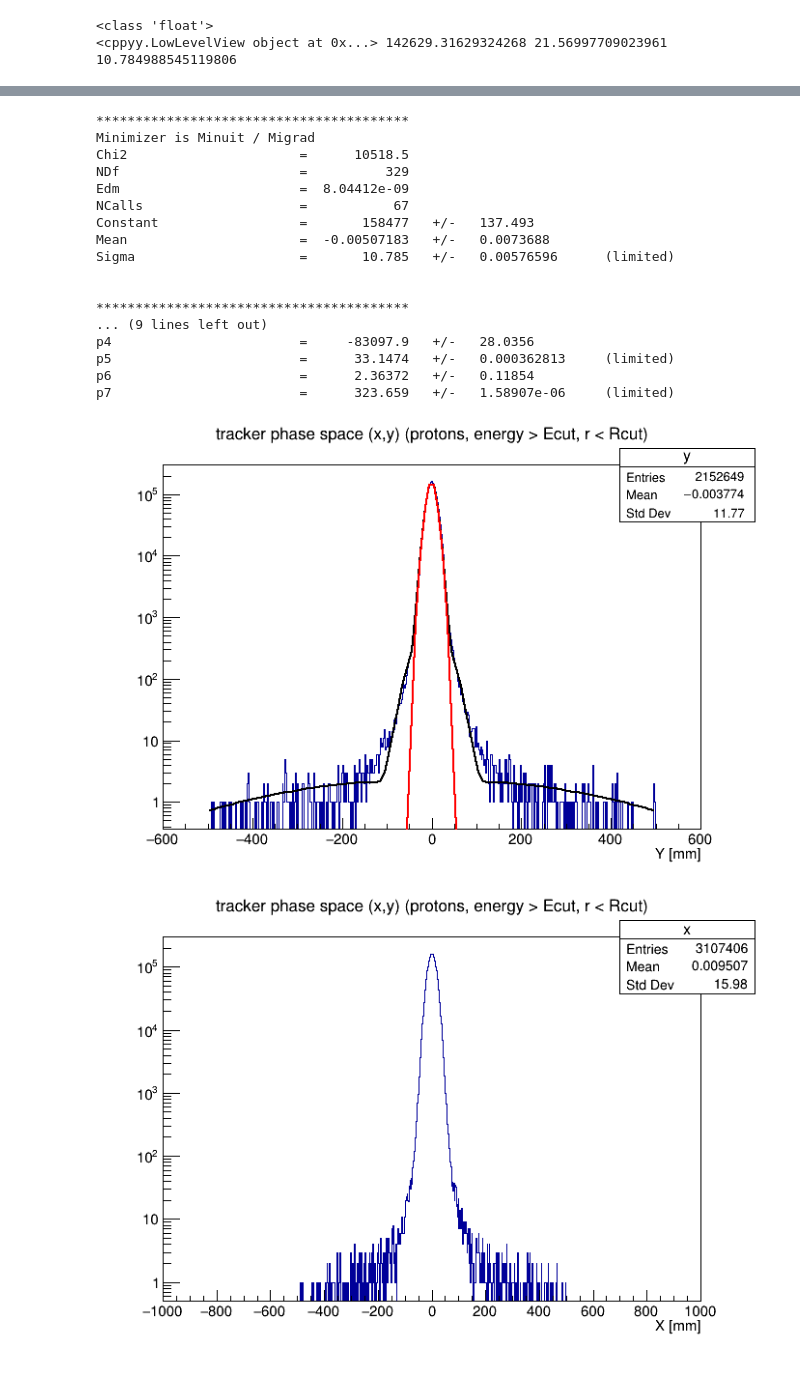
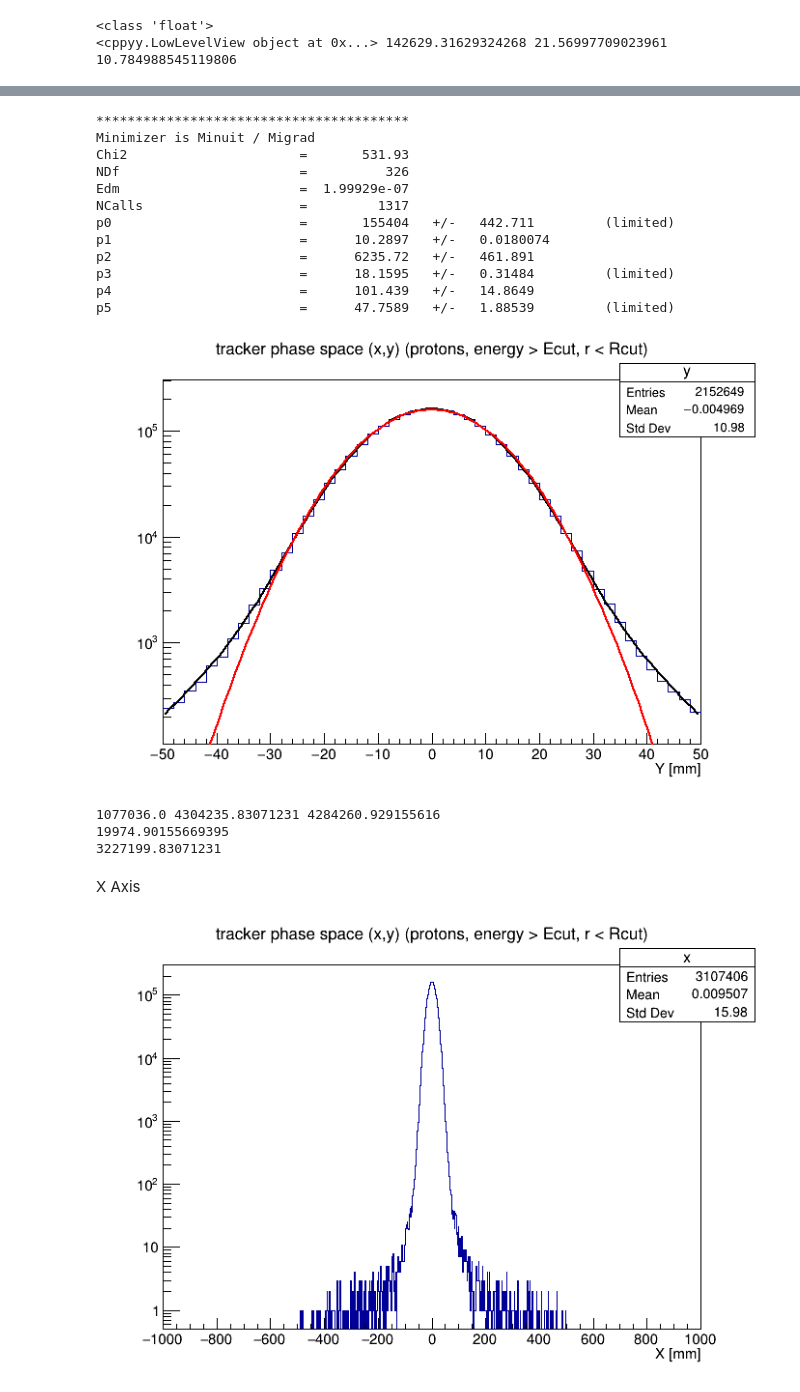
Before and after one commit to efacks68/MiniScatter, a Jupyter notebook: examples/PBWSimProjection.ipynb, the cells around one changed output, grey strips where cells are left out. Cells and saved outputs as stored; diff of their text form; code cells hidden in the pictures.

```diff
--- a/examples/PBWSimProjection.ipynb
+++ b/examples/PBWSimProjection.ipynb
@@ -50,12 +50,7 @@ def converter(hIn):
     return (hOut,xax,yax)
 # %%
 
-Ibetax = 1006.80 #[m] original:1000m
-Ialphx = -60.44 #original: -50
-Inemtx = 0.11315 #[mm-mrad]
-Ibetay = 129.72 #[m] original: 200m
-Ialphy = -7.72 #original: -7
-Inemty = 0.12155 #[mm-mrad]
+Twiss = [0.11315,1006.80,-60.44,0.12155,129.72,-7.72]
 thick = 0
 energy=570
 Engcut = 95.0
@@ -71,7 +66,15 @@ csvPWD = "/scratch2/ericdf/PBWScatter/CSVs/" #put all CSVs in Scratch to save my
 beamFile = csvPWD + file
 if not os.path.isfile(beamFile+".csv"):
     raise Exception("CSV not found!")
-physList ="QGSP_BERT_EMZ"
+physList ="QGSP_BERT_EMZ" # "QGSP_BERT_EMZ" or "FTFP_BERT_EMZ"
+options  = {'noText':False, 'noBox':False, 'wide':True, 'physList':physList, 'dependence':"Twiss",
+                            'xlim':450, 'ylim':500, 'maxim':0, 'saveHist':False,
+                            'PBIP':False, 'beamClass':"ESS", 'Nb':10, 'failure':0,
+                            'magFails':2, 'saveRaster':False }
+envXAngle = 0
+envYAngle = 0
+beamXAngle = envXAngle
+beamYAngle = envYAngle
 # %%
 #constants for below use
 QUIET     = False #Reduced output, doesn't show events
@@ -381,8 +384,13 @@ Info in <TCanvas::MakeDefCanvas>:  created default TCanvas with name c1
 # %%
 r=0.1
-f2 = ROOT.TF1('f2','[0] * exp(-x*x/(2*[1]*[1])) + [2] * exp(-x*x/(2*[3]*[3])) + [4] * exp(-x*x/(2*[5]*[5])) + [6] * exp(-x*x/(2*[7]*[7]))',-xmax,xmax)
+#f2 = ROOT.TF1('f2','[0] * exp(-x*x/(2*[1]*[1])) + [2] * exp(-x*x/(2*[3]*[3])) + [4] * exp(-x*x/(2*[5]*[5])) + [6] * exp(-x*x/(2*[7]*[7]))',-xmax,xmax)
+f2 = ROOT.TF1('f2','[0] * exp(-x*x/(2*[1]*[1])) + [2] * exp(-x*x/(2*[3]*[3])) + [4] * exp(-x*x/(2*[5]*[5]))',-xmax,xmax)
+#f2 = ROOT.TF1('f2','[0] * exp(-x*x/(2*[1]*[1])) + [2] * exp(-x*x/(2*[3]*[3]))',-xmax,xmax)
+#f2 = ROOT.TF1('f2','[0] * exp(-x*x/(2*[1]*[1]))',-xmax,xmax)
+
+
 print(type(r))
-f2.SetParameters(p0*(1-r),p2*2,p0*r,20,p0*(1-r*r),p2*5,p0*(1-r*r*r),p2*10)
+f2.SetParameters(p0*(1-r),p2*2,p0*r,20,p0*(1-r*r),p2*5)#,p0*(1-r*r*r),p2*10)
 
 print(f1.GetParameters(),f2.GetParameter(0), f2.GetParameter(1),p2)
 # %% [output]
@@ -424,37 +429,43 @@ Info in <ROOT::Math::ParameterSettings>: lower/upper bounds outside current para
 # %%
-c1 = ROOT.TCanvas()
+cy1 = ROOT.TCanvas()
 projY.Draw()
 f2.SetLineColor(ROOT.kBlack)
 f2.Draw('same')
+f1.SetLineColor(ROOT.kRed)
 f1.Draw('same')
-projY.GetXaxis().SetRangeUser(-600,600)
-c1.SetLogy()
-c1.Draw()
-print(f1_res)
+projY.GetXaxis().SetRangeUser(-50,50)
+cy1.SetLogy()
+cy1.Draw()
+#print(f1_res)
 print(f2_res)
 # %% [output]
 ****************************************
 Minimizer is Minuit / Migrad
-Chi2                      =      10518.5
-NDf                       =          329
-Edm                       =  8.04412e-09
-NCalls                    =           67
-Constant                  =       158477   +/-   137.493
-Mean                      =  -0.00507183   +/-   0.0073688
-Sigma                     =       10.785   +/-   0.00576596      (limited)
-
-
-****************************************
-... (9 lines left out)
-p4                        =     -83097.9   +/-   28.0356
-p5                        =      33.1474   +/-   0.000362813     (limited)
-p6                        =      2.36372   +/-   0.11854
-p7                        =      323.659   +/-   1.58907e-06     (limited)
+Chi2                      =       531.93
+NDf                       =          326
+Edm                       =  1.99929e-07
+NCalls                    =         1317
+p0                        =       155404   +/-   442.711         (limited)
+p1                        =      10.2897   +/-   0.0180074
+p2                        =      6235.72   +/-   461.891
+p3                        =      18.1595   +/-   0.31484         (limited)
+p4                        =      101.439   +/-   14.8649
+p5                        =      47.7589   +/-   1.88539         (limited)
-[figure, old version]
+[figure, new version]
+# %%
+print(projY.Integral(-xmax,xmax),f2.Integral(-xmax,xmax),f1.Integral(-xmax,xmax))
+print(   f2.Integral(-xmax,xmax)-f1.Integral(-xmax,xmax))
+print(   f2.Integral(-xmax,xmax)-projY.Integral(-xmax,xmax))
+# %% [output]
+1077036.0 4304235.83071231 4284260.929155616
+19974.90155669395
+3227199.83071231
 # %%
 #cc2 = ROOT.TCanvas()
 #targ.Draw()
 #cc2.Draw()
+# %% [markdown]
+X Axis
 # %%
 cc2 = ROOT.TCanvas()
 #targX=targ.Clone()
```
Also changed, not shown: parts of 14 cells of this notebook, 5 other files.
